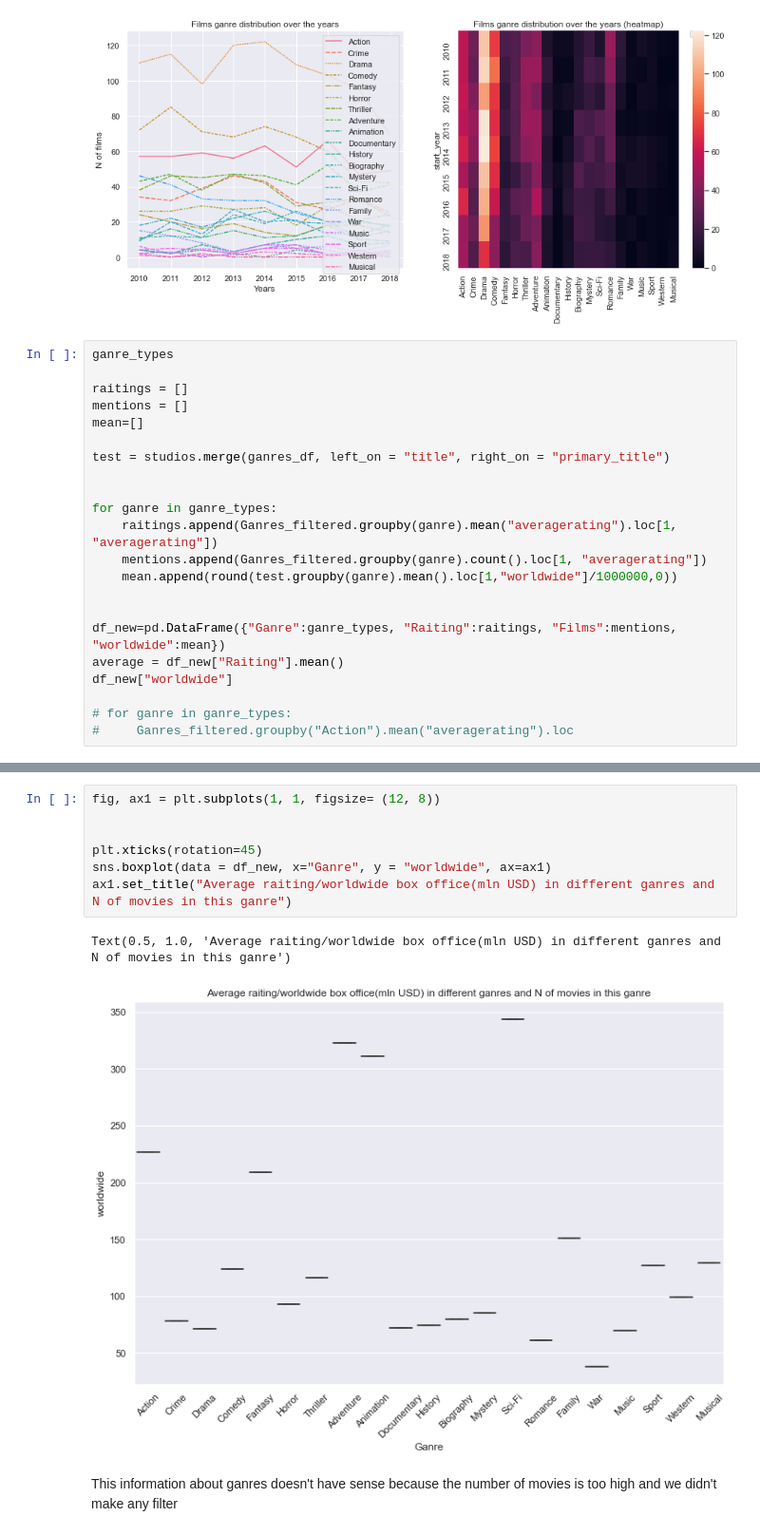
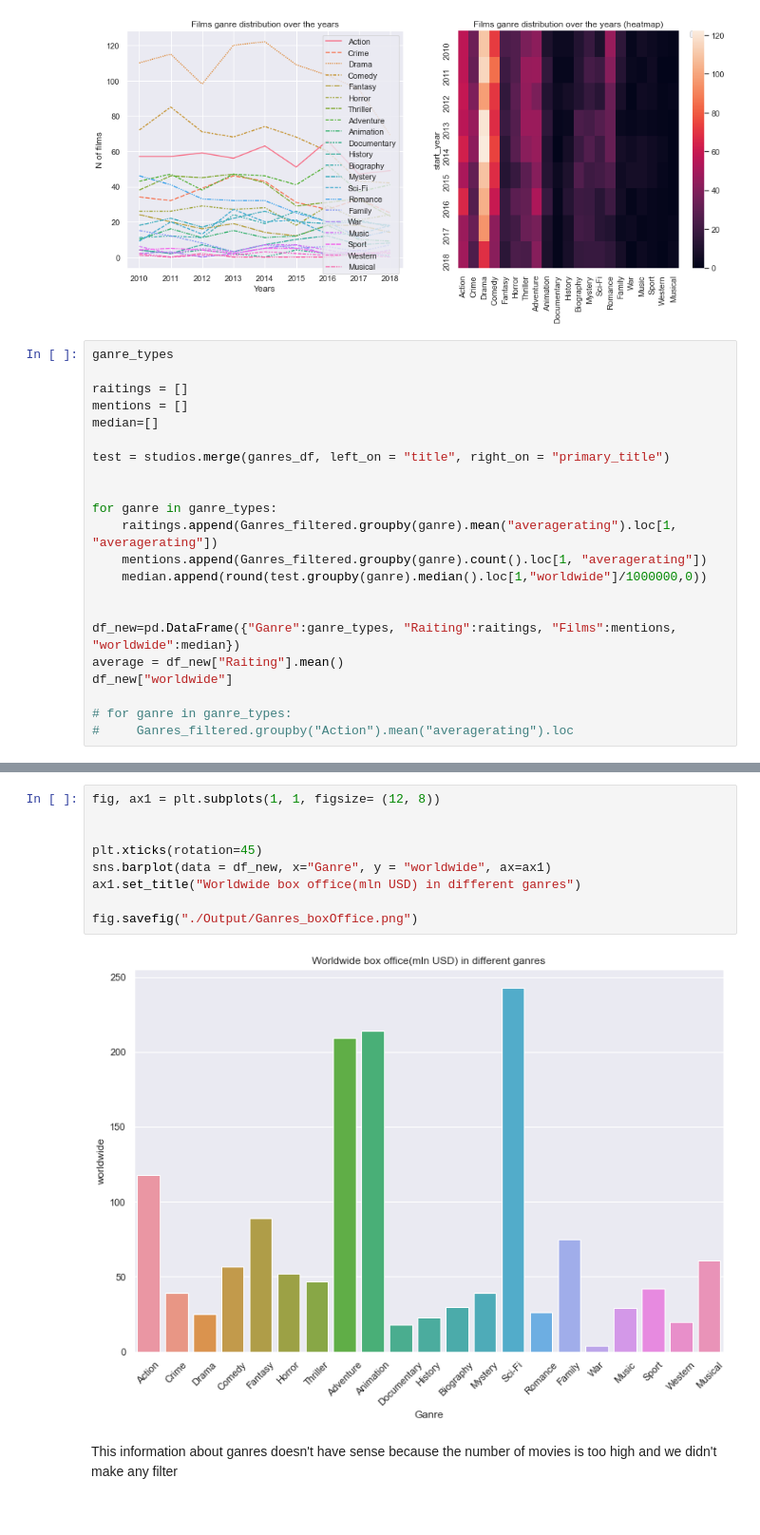
Before and after one commit to 314ka4y/Exploratory_Data_Analysis_project-Movies., a Jupyter notebook: student.ipynb, the cells around one changed output, grey strips where cells are left out. Shown at 95% size. Drawn from its saved outputs; the diff is of its cells as text.

```diff
--- a/student.ipynb
+++ b/student.ipynb
@@ -964,7 +964,7 @@ ganre_types
 
 raitings = []
 mentions = []
-mean=[]
+median=[]
 
 test = studios.merge(ganres_df, left_on = "title", right_on = "primary_title")
 
@@ -972,10 +972,10 @@ test = studios.merge(ganres_df, left_on = "title", right_on = "primary_title")
 for ganre in ganre_types:
     raitings.append(Ganres_filtered.groupby(ganre).mean("averagerating").loc[1, "averagerating"])
     mentions.append(Ganres_filtered.groupby(ganre).count().loc[1, "averagerating"])
-    mean.append(round(test.groupby(ganre).mean().loc[1,"worldwide"]/1000000,0))
+    median.append(round(test.groupby(ganre).median().loc[1,"worldwide"]/1000000,0))
 
 
-df_new=pd.DataFrame({"Ganre":ganre_types, "Raiting":raitings, "Films":mentions, "worldwide":mean})
+df_new=pd.DataFrame({"Ganre":ganre_types, "Raiting":raitings, "Films":mentions, "worldwide":median})
 average = df_new["Raiting"].mean()
 df_new["worldwide"]
 
@@ -1018,13 +1018,14 @@ fig.savefig("./Output/Most_popular_ganres.png")
 # %%
 fig, ax1 = plt.subplots(1, 1, figsize= (12, 8))
 
 
 plt.xticks(rotation=45)
-sns.boxplot(data = df_new, x="Ganre", y = "worldwide", ax=ax1)
-ax1.set_title("Average raiting/worldwide box office(mln USD) in different ganres and N of movies in this ganre")
+sns.barplot(data = df_new, x="Ganre", y = "worldwide", ax=ax1)
+ax1.set_title("Worldwide box office(mln USD) in different ganres")
+
+fig.savefig("./Output/Ganres_boxOffice.png")
 # %% [output]
-Text(0.5, 1.0, 'Average raiting/worldwide box office(mln USD) in different ganres and N of movies in this ganre')
-[figure, old version]
+[figure, new version]
 # %% [markdown]
 This information about ganres doesn't have sense because the number of movies is too high and we didn't make any filter
 # %% [markdown]
```
Also changed, not shown: parts of 6 cells of this notebook, 2 other files.
